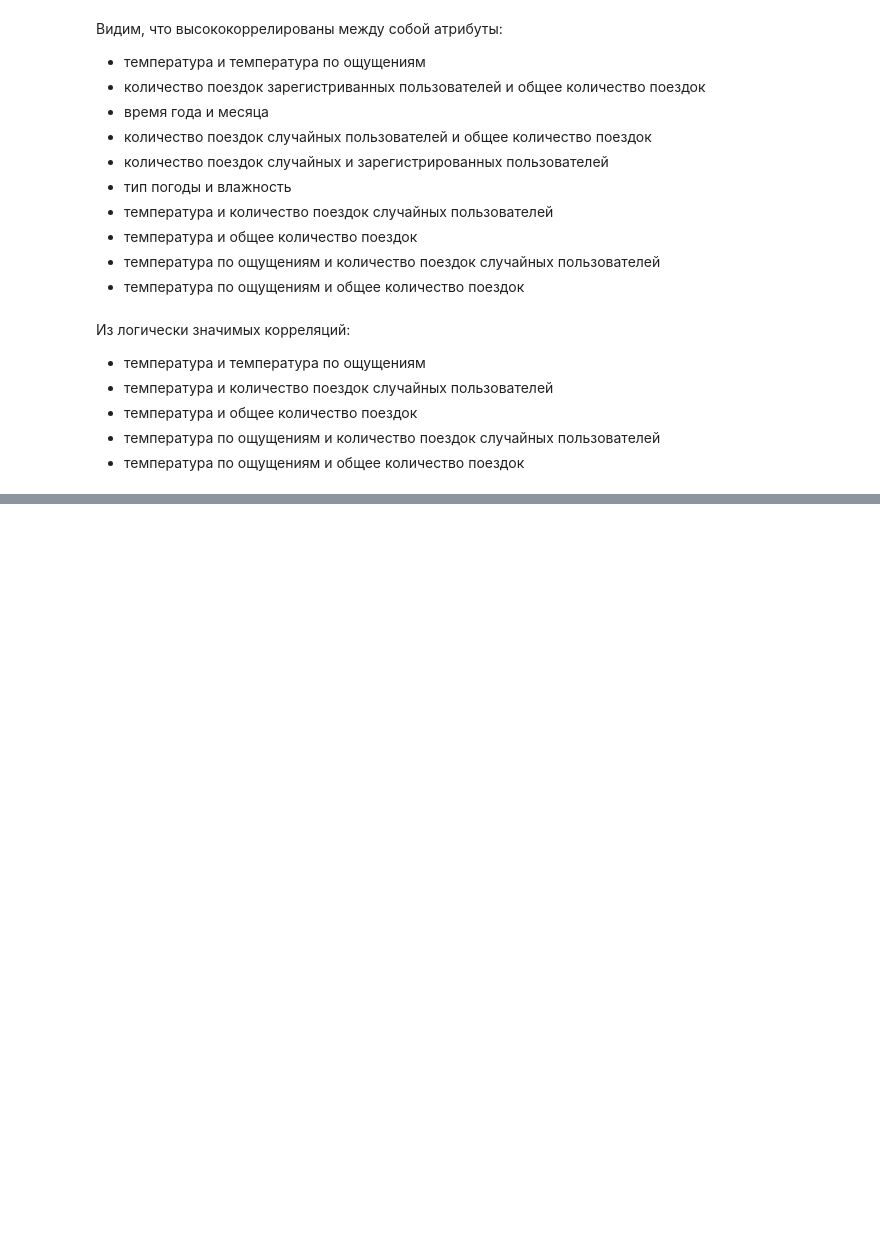
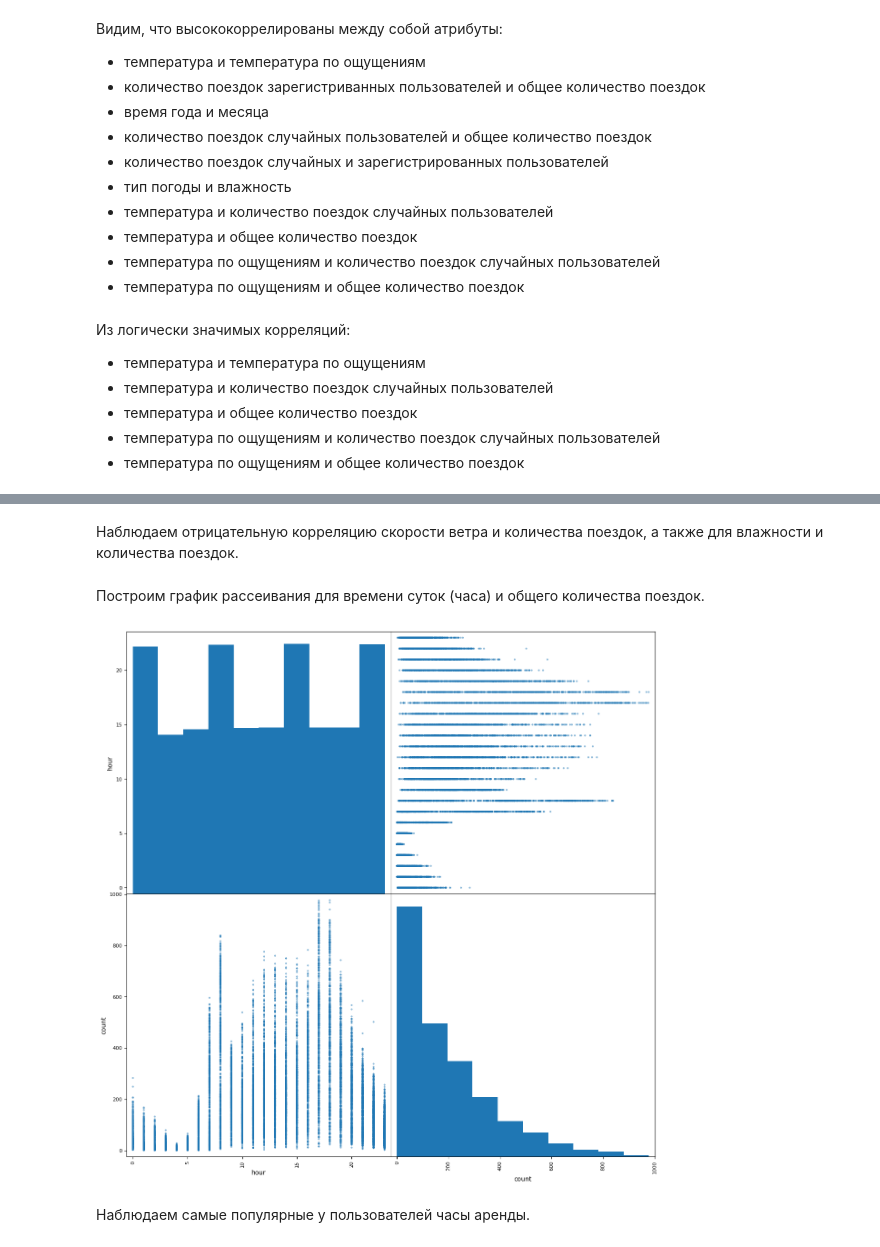
Before and after one commit to mayosen/leti-machine-learning, a Jupyter notebook: labs/Lab 1, 1376, Запанков Егор Алексеевич.ipynb, the cells around one changed output, grey strips where cells are left out. Drawn from its saved outputs; the diff is of its cells as text; code cells hidden in the pictures; blank space fills up the shorter version.

```diff
--- a/labs/Lab 1, 1376, Запанков Егор Алексеевич.ipynb
+++ b/labs/Lab 1, 1376, Запанков Егор Алексеевич.ipynb
@@ -282,0 +310,10 @@ pd.plotting.scatter_matrix(df, figsize=(20, 15));
+# %% [markdown]
+Наблюдаем отрицательную корреляцию скорости ветра и количества поездок, а также для влажности и количества поездок.
+# %% [markdown]
+Построим график рассеивания для времени суток (часа) и общего количества поездок.
+# %%
+pd.plotting.scatter_matrix(df[["hour", "count"]], figsize=(15, 15));
+# %% [output]
+[figure, added]
+# %% [markdown]
+Наблюдаем самые популярные у пользователей часы аренды.
```
Also changed, not shown: parts of 12 cells of this notebook.
